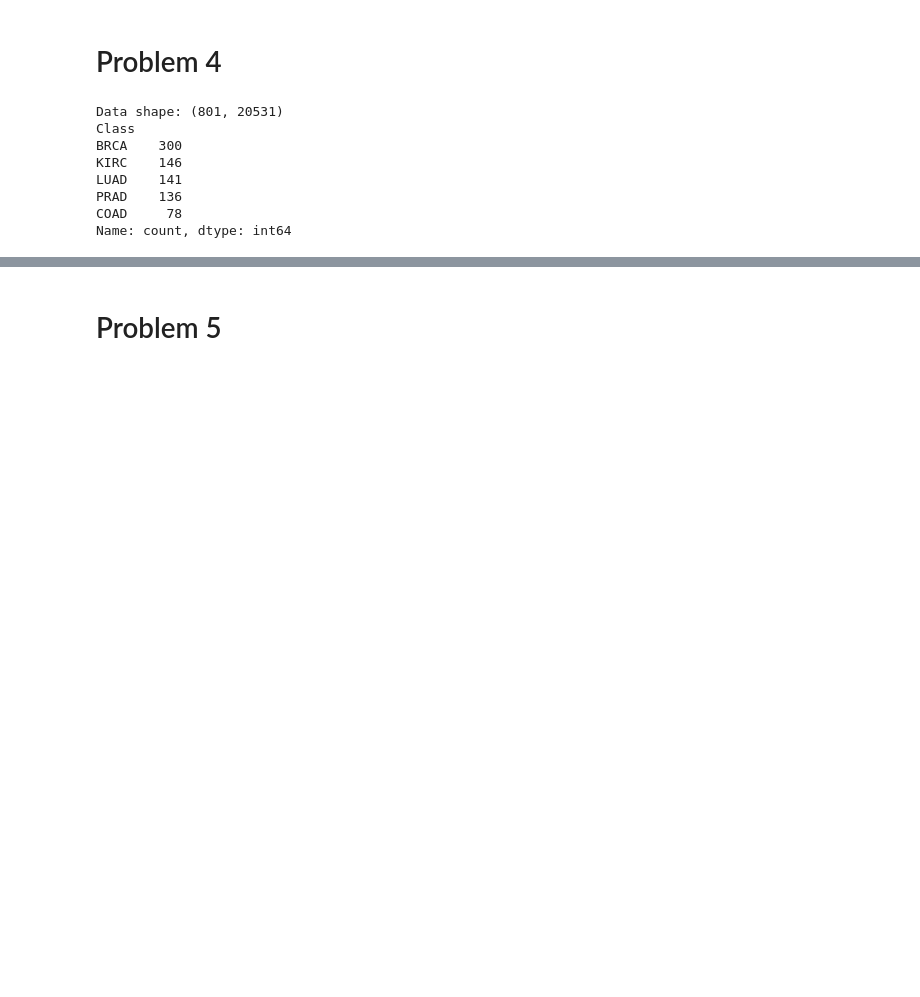
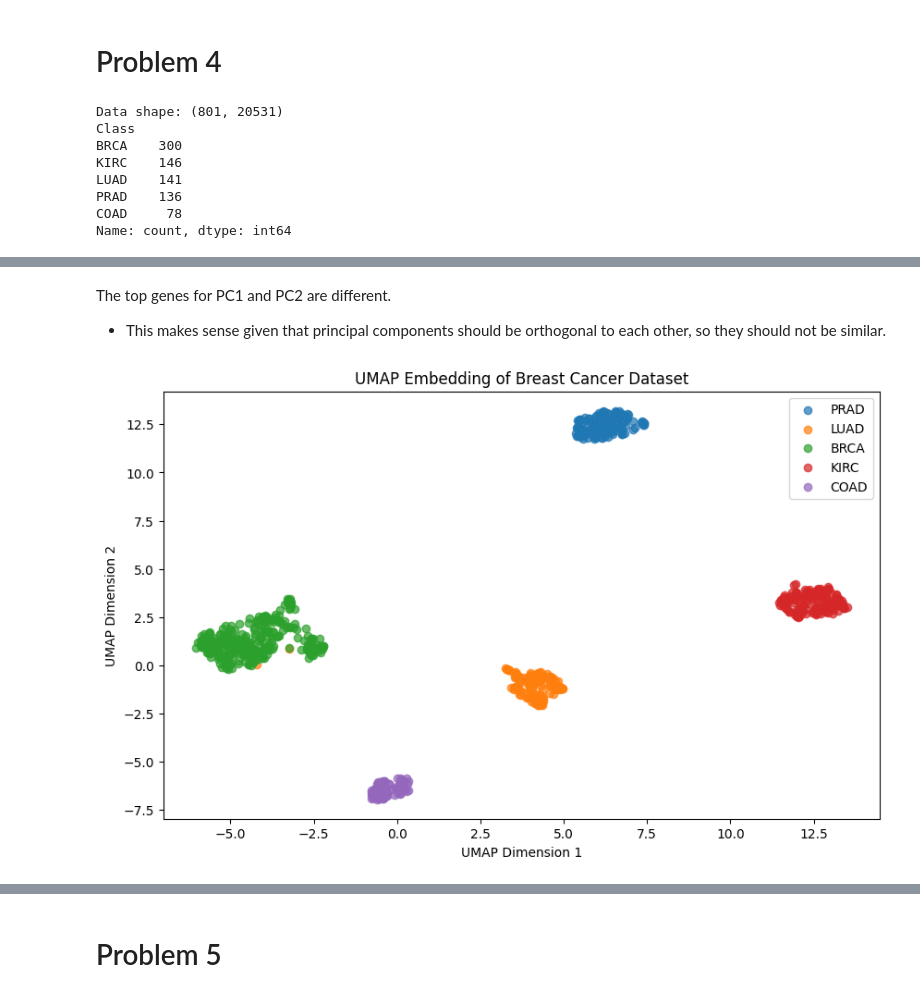
Before and after one commit to sonirohan/intro-ml, a Jupyter notebook: hw3/hw3.ipynb, the cells around one changed output, grey strips where cells are left out. Drawn from its saved outputs; the diff is of its cells as text; code cells hidden in the pictures; blank space fills up the shorter version.

```diff
--- a/hw3/hw3.ipynb
+++ b/hw3/hw3.ipynb
@@ -85,0 +318,19 @@ Name: count, dtype: int64
+# %% [markdown]
+The top genes for PC1 and PC2 are different.
+ - This makes sense given that principal components should be orthogonal to each other, so they should not be similar.
+# %%
+# 4(g)(i)
+umap_embedding = umap.UMAP(n_components=2, random_state=42).fit_transform(data_standardized)
+
+# make a 2D scatter plot of this UMAP embedding
+plt.figure(figsize=(10, 6))
+for tumor_type in labels["Class"].unique():
+    idx = labels["Class"] == tumor_type
+    plt.scatter(umap_embedding[idx, 0], umap_embedding[idx, 1], label=tumor_type, alpha=0.7)
+plt.xlabel("UMAP Dimension 1")
+plt.ylabel("UMAP Dimension 2")
+plt.title("UMAP Embedding of Breast Cancer Dataset")
+plt.legend()
+plt.show()
+# %% [output]
+[figure, added]
```
Also changed, not shown: parts of 28 cells of this notebook.
